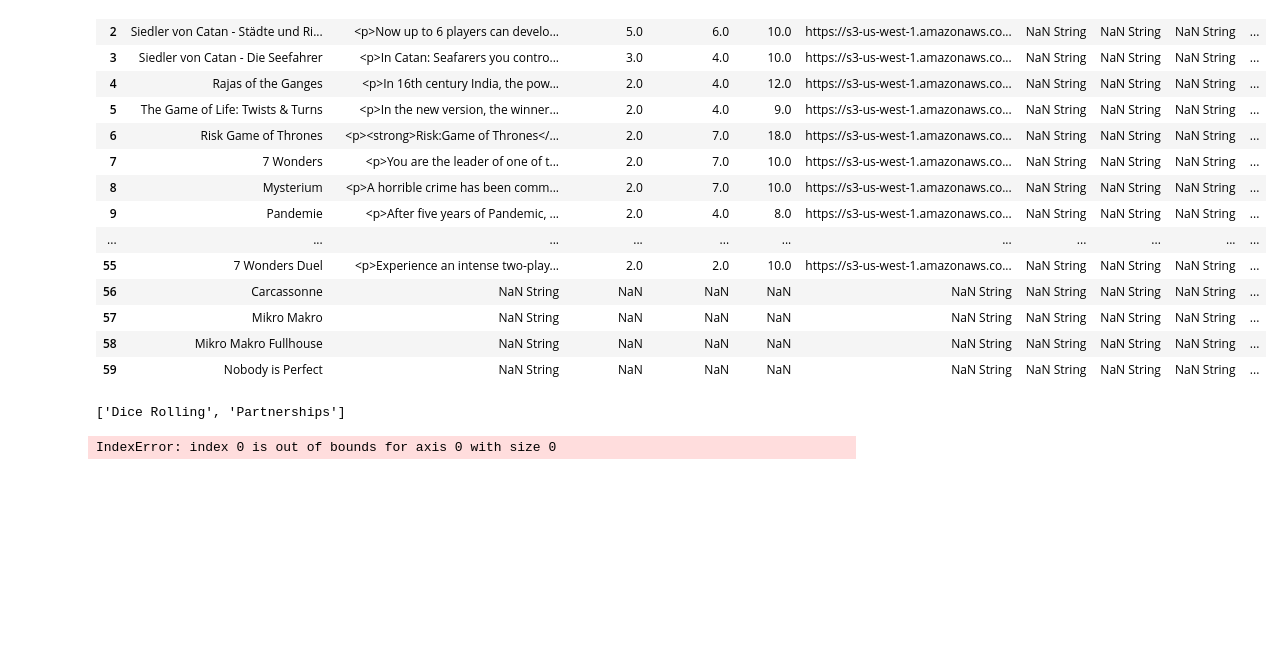
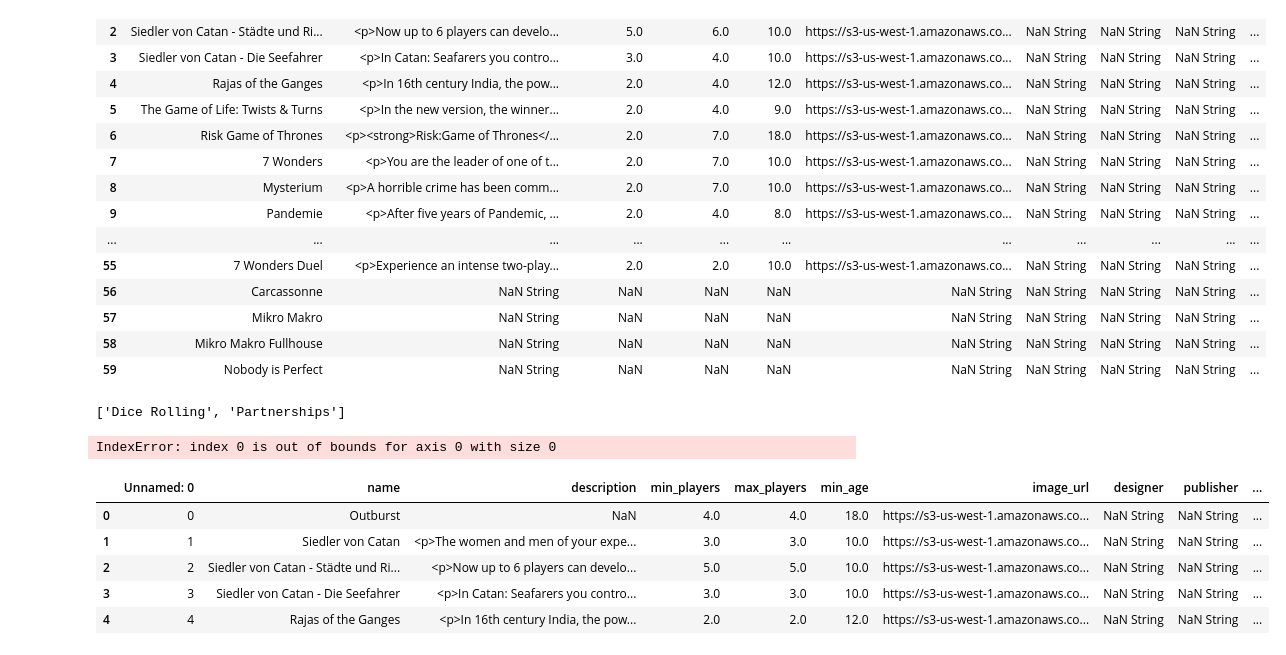
Before and after one commit to geheim01/board_game_fun, a Jupyter notebook: data.ipynb, the cells around one changed output. Cells and saved outputs as stored; diff of their text form; code cells hidden in the pictures; blank space fills up the shorter version.

```diff
--- a/data.ipynb
+++ b/data.ipynb
@@ -162,0 +167,13 @@ IndexError: index 0 is out of bounds for axis 0 with size 0
+# %%
+df = pd.read_csv("data/board_games_atlas.csv")
+# %%
+df = df.drop(columns=['Unnamed: 0'])
+# %%
+df.head()
+# %% [output]
+|  | Unnamed: 0 | name | description | min_players | max_players | min_age | image_url | designer | publisher | ... |
+| 0 | 0 | Outburst | NaN | 4.0 | 4.0 | 18.0 | https://s3-us-west-1.amazonaws.co... | NaN String | NaN String | ... |
+| 1 | 1 | Siedler von Catan | <p>The women and men of your expe... | 3.0 | 3.0 | 10.0 | https://s3-us-west-1.amazonaws.co... | NaN String | NaN String | ... |
+| 2 | 2 | Siedler von Catan - Städte und Ri... | <p>Now up to 6 players can develo... | 5.0 | 5.0 | 10.0 | https://s3-us-west-1.amazonaws.co... | NaN String | NaN String | ... |
+| 3 | 3 | Siedler von Catan - Die Seefahrer | <p>In Catan: Seafarers you contro... | 3.0 | 3.0 | 10.0 | https://s3-us-west-1.amazonaws.co... | NaN String | NaN String | ... |
+| 4 | 4 | Rajas of the Ganges | <p>In 16th century India, the pow... | 2.0 | 2.0 | 12.0 | https://s3-us-west-1.amazonaws.co... | NaN String | NaN String | ... |
```
Also changed, not shown: parts of 6 cells of this notebook, 7 other files.
